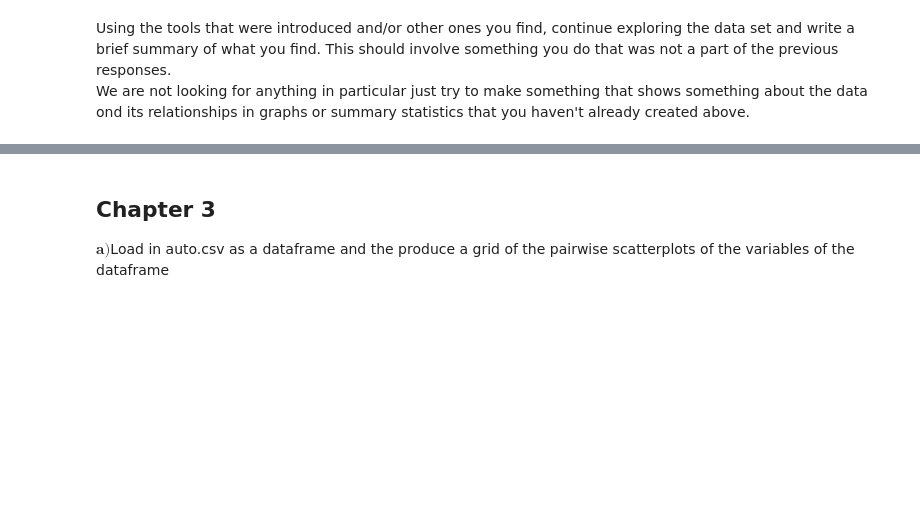
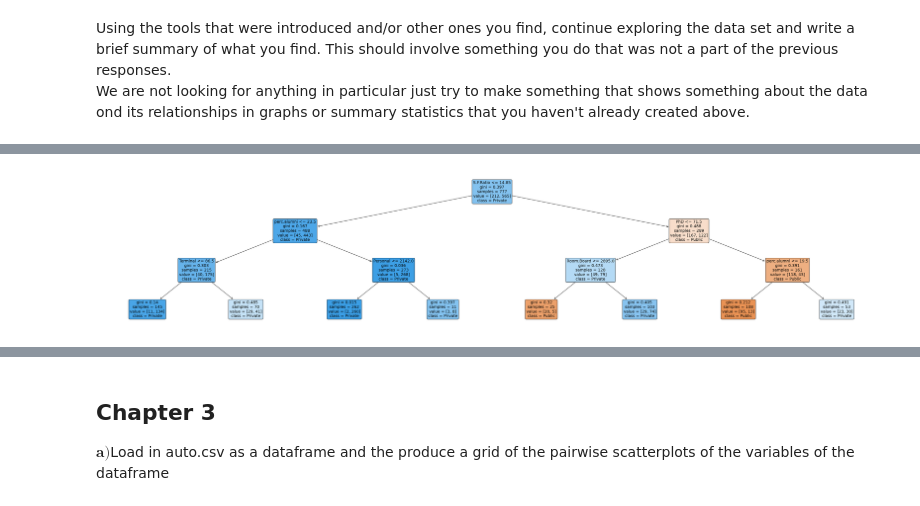
Before and after one commit to JedRoundy/Machine_Learning_For_Economists, a Jupyter notebook: PSET_3/pset3coding.ipynb, the cells around one changed output, grey strips where cells are left out. Cells and saved outputs as stored; diff of their text form; code cells hidden in the pictures; blank space fills up the shorter version.

```diff
--- a/PSET_3/pset3coding.ipynb
+++ b/PSET_3/pset3coding.ipynb
@@ -154,0 +172,25 @@ Explain what you did and what it means here
+# %%
+#I am going to use a decision tree classifier to find out which variables are most telling if an institution is private or public
+#!pip install dtreeviz
+from sklearn.tree import DecisionTreeClassifier, plot_tree
+
+df['Total Enrolled'] = df['F.Undergrad'] + df['P.Undergrad']
+df['Pct F.Undergrad'] = df['F.Undergrad'] / df['Total Enrolled']
+df['Pct P.Undergrad'] = df['P.Undergrad'] / df['Total Enrolled']
+var_list = ['Private', 'F.Undergrad', 'P.Undergrad', 'Apps', 'Accept', 'Enroll', 'Total Enrolled','Outstate']
+
+X = df.loc[:, [col for col in df if col not in var_list]]
+y = df['Private']
+
+dtc = DecisionTreeClassifier(max_depth=3, random_state=42)
+dtc.fit(X, y)
+
+plt.figure(figsize=(50,10))
+a = plot_tree(dtc,
+              feature_names = X.columns,
+              class_names = ['Public', 'Private'],
+              filled=True,
+              rounded=True,
+              fontsize=14)
+# %% [output]
+[figure, added]
```
Also changed, not shown: parts of 29 cells of this notebook.
